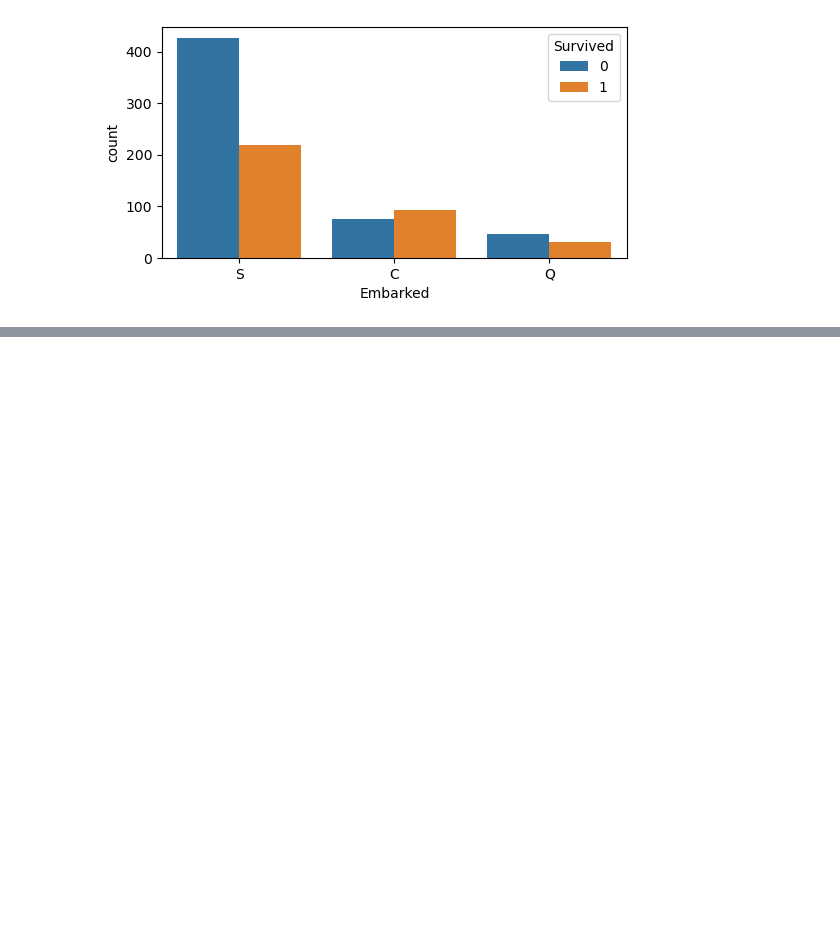
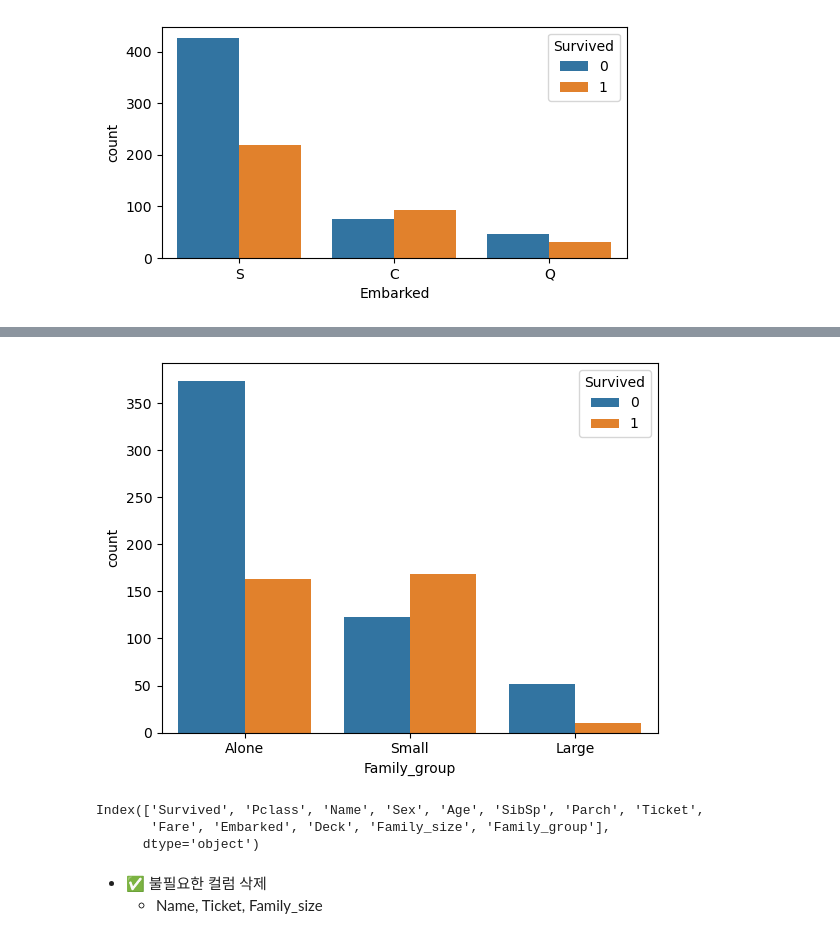
Before and after one commit to mohyunjeong/Machine-Learning, a Jupyter notebook: ex05_titanic_생존사망예측실습.ipynb, the cells around one changed output, grey strips where cells are left out. Cells and saved outputs as stored; diff of their text form; code cells hidden in the pictures; blank space fills up the shorter version.

```diff
--- a/ex05_titanic_생존사망예측실습.ipynb
+++ b/ex05_titanic_생존사망예측실습.ipynb
@@ -519,0 +638,13 @@ plt.show()
+# %%
+# 가족 사이즈가 1이면 Alone, 2~4명 Small, 5명 이상 Large
+# train, test 적용
+# pd.cut()
+
+bins = [0, 1, 4, 11] # 범주를 나눔
+labels = ['Alone', 'Small', 'Large']
+
+train['Family_group'] = pd.cut(train['Family_size'],
+                              bins=bins,
+                              labels=labels)
+
+train['Family_group']
@@ -519,0 +687,17 @@ plt.show()
+# %%
+sns.countplot(data=train,
+             x='Family_group',
+             hue='Survived')
+
+plt.show()
+# %% [output]
+[figure, added]
+# %%
+train.columns # 불필요한 컬럼이 너무 많음!
+# %% [output]
+Index(['Survived', 'Pclass', 'Name', 'Sex', 'Age', 'SibSp', 'Parch', 'Ticket',
+       'Fare', 'Embarked', 'Deck', 'Family_size', 'Family_group'],
+      dtype='object')
+# %% [markdown]
+- ✅ 불필요한 컬럼 삭제
+    - Name, Ticket, Family_size
```
Also changed, not shown: parts of 41 cells of this notebook, 1 other file.
